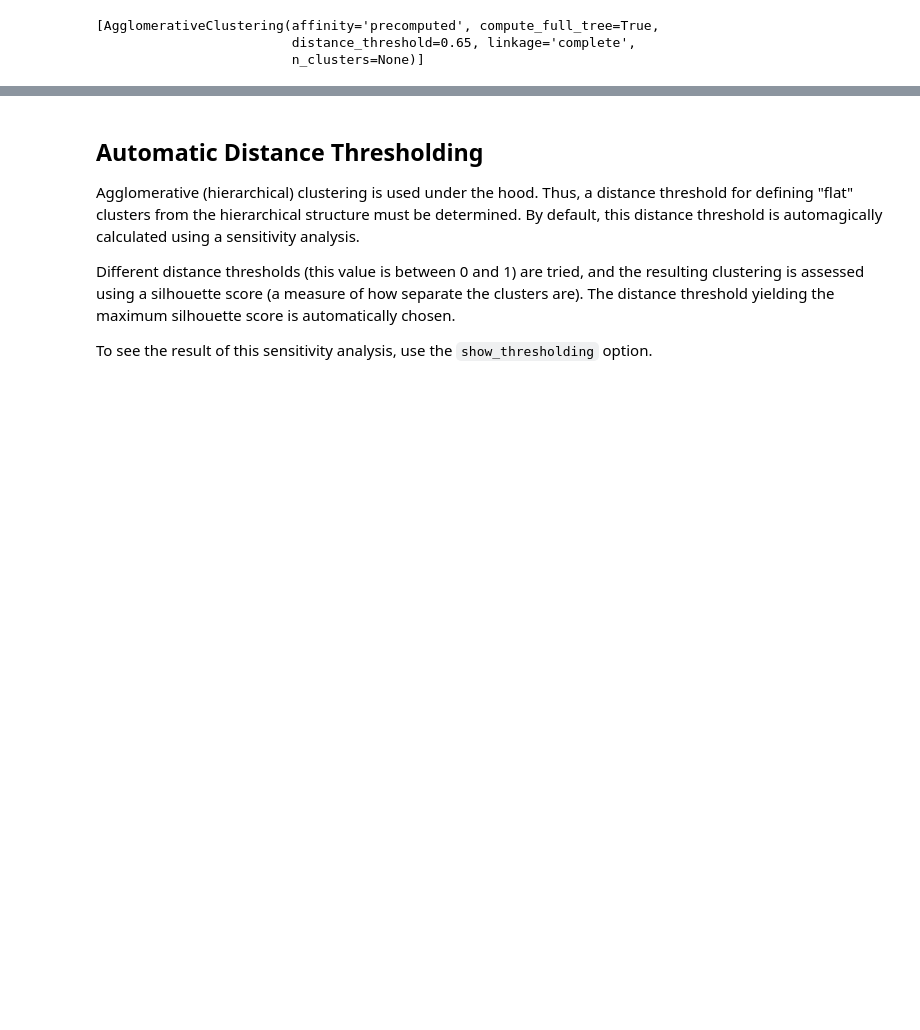
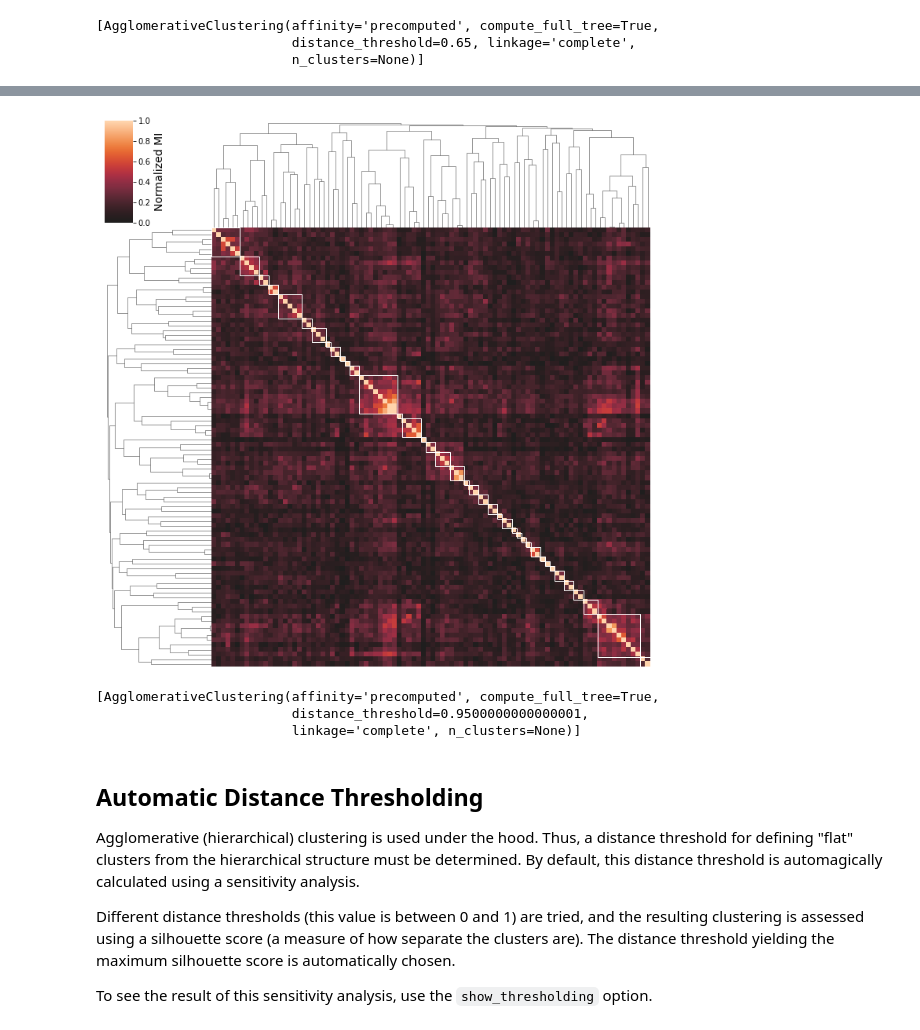
Before and after one commit to SBRG/pymodulon, a Jupyter notebook: notebooks/Visualizations.ipynb, the cells around one changed output, grey strips where cells are left out. Cells and saved outputs as stored; diff of their text form; code cells hidden in the pictures; blank space fills up the shorter version.

```diff
--- a/notebooks/Visualizations.ipynb
+++ b/notebooks/Visualizations.ipynb
@@ -167,3 +170,10 @@ cluster_activities(ica_data)
+# %%
+cluster_activities(ica_data,correlation_method='mutual_info')
+# %% [output]
+[figure, added]
+[AgglomerativeClustering(affinity='precomputed', compute_full_tree=True,
+                         distance_threshold=0.9500000000000001,
+                         linkage='complete', n_clusters=None)]
 # %% [markdown]
 ## Automatic Distance Thresholding
 
```
Also changed, not shown: parts of 2 cells of this notebook, 2 other files.
